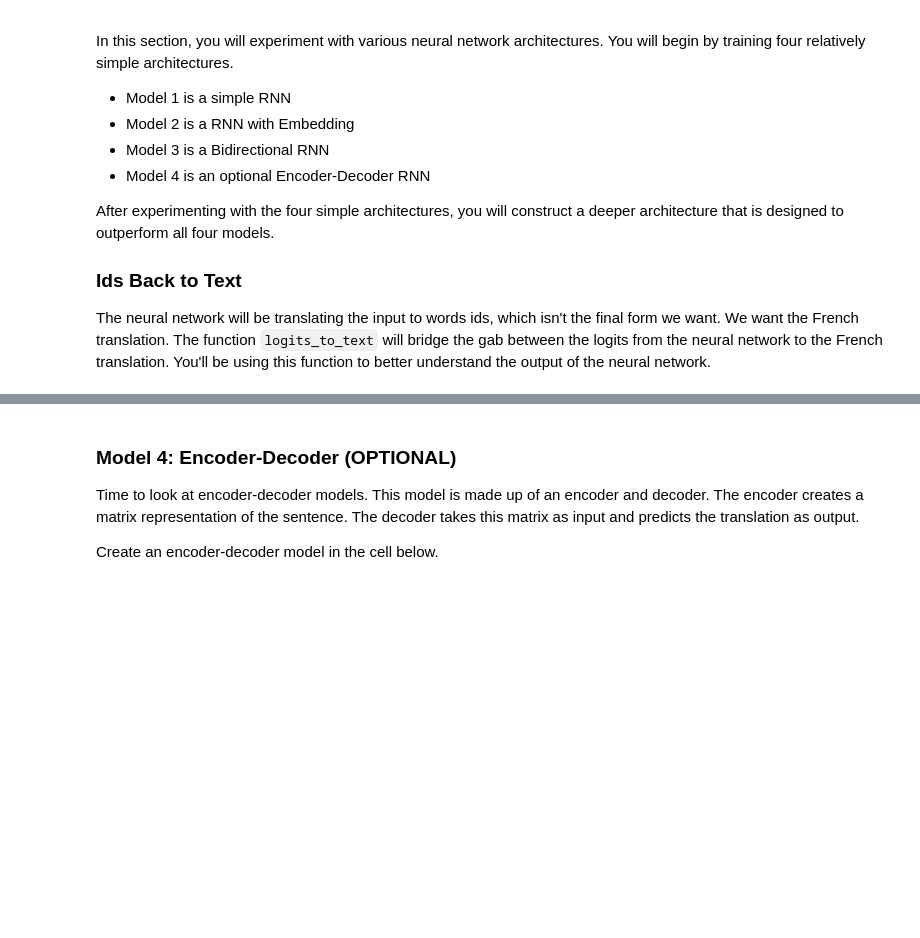
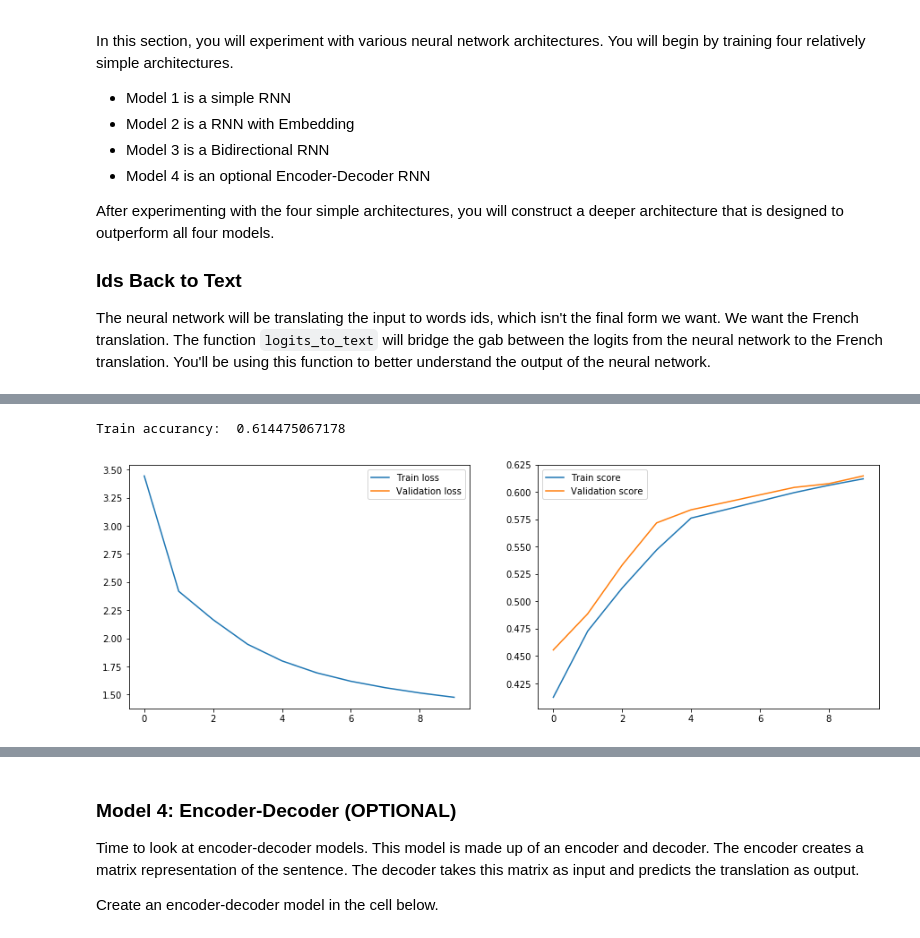
Before and after one commit to frohmanthenoob/ud_NLP_2_1_capstone, a Jupyter notebook: machine_translation.ipynb, the cells around one changed output, grey strips where cells are left out. Cells and saved outputs as stored; diff of their text form; code cells hidden in the pictures; blank space fills up the shorter version.

```diff
--- a/machine_translation.ipynb
+++ b/machine_translation.ipynb
@@ -320,0 +273,40 @@ print(logits_to_text(simple_rnn_model.predict(tmp_x[:1])[0], french_tokenizer))
+# %%
+def simple_model(input_shape, output_sequence_length, english_vocab_size, french_vocab_size):
+    """
+    lr: learning rate
+    il: input layer
+    gl: GRU layer
+    td: TimeDistributed wrapper
+    m: model
+    """
+    lr = 1e-3
+    il = Input(input_shape[1:])
+    gl = GRU(64, return_sequences=True)(il)
+    td = TimeDistributed(Dense(french_vocab_size, activation='softmax'))(gl)
+
+    m = Model(inputs=il, outputs=td)
+    m.compile(loss=sparse_categorical_crossentropy,
+                  optimizer=Adam(lr),
+                  metrics=['accuracy'])
+
+    return m
+
+tests.test_simple_model(simple_model)
+
+tmp_x = pad(preproc_english_sentences, max_french_sequence_length)
+tmp_x = tmp_x.reshape((-1, preproc_french_sentences.shape[-2], 1))
+
+sm = simple_model(
+    tmp_x.shape,
+    max_french_sequence_length,
+    english_vocab_size,
+    french_vocab_size)
+
+# es = EarlyStopping(monitor='val_loss', patience=3)
+# h = sm.fit(tmp_x, preproc_french_sentences, batch_size=1024, epochs=10, validation_split=0.4, callbacks=[es])
+
+es = EarlyStopping(monitor='val_acc', patience=3)
+tb = TensorBoard(log_dir='./logs/sm', histogram_freq=0, write_graph=True, write_images=True)
+h = sm.fit(tmp_x, preproc_french_sentences, batch_size=1024, epochs=10, validation_split=0.2, callbacks=[tb,es])
+
+print(logits_to_text(sm.predict(tmp_x[:1])[0], french_tokenizer))
@@ -321,3 +331,9 @@ print(logits_to_text(simple_rnn_model.predict(tmp_x[:1])[0], french_tokenizer))
+# %%
+catAcc(sm, tmp_x, preproc_french_sentences)
+catHistory(h)
+# %% [output]
+Train accurancy:  0.614475067178
+[figure, added]
 # %% [markdown]
 ### Model 2: Embedding (IMPLEMENTATION)
 ![RNN](images/embedding.png)
```
Also changed, not shown: parts of 30 cells of this notebook, 2 other files.
